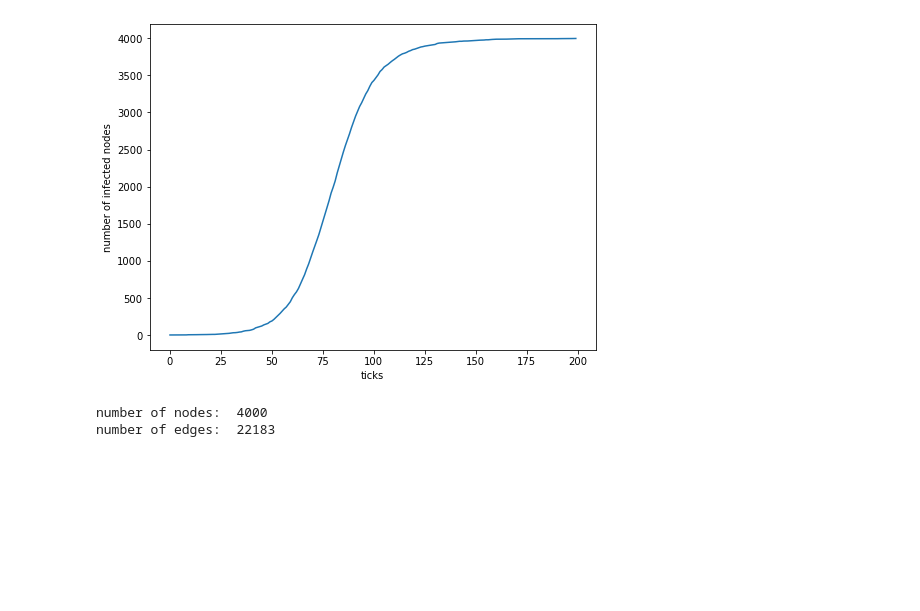
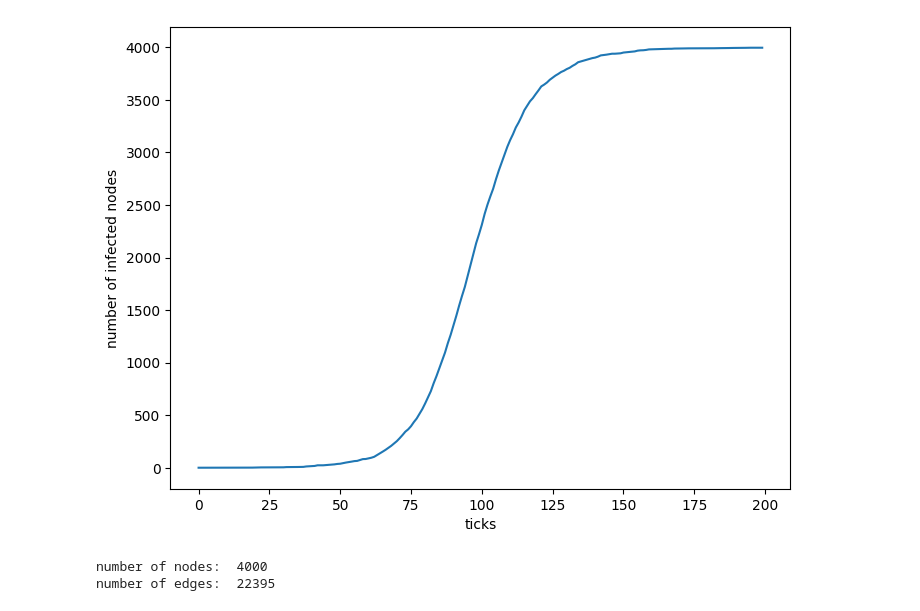
Before and after one commit to ficnawode/SI-model-sim, a Jupyter notebook: graph.ipynb, the cells around one changed output. Saved outputs shown, nothing was run; the diff lists cells and outputs as text; code cells hidden in the pictures; blank space fills up the shorter version.

Commit message:
added alternative way of generating correlation matrices

```diff
--- a/graph.ipynb
+++ b/graph.ipynb
@@ -144,34 +164,34 @@ plt.show()
 corr_mat = create_correlation_matrix(4000)
 
 #create a model from the matrix
-g = create_model_from_correlation_matrix(corr_mat, 0.01)
+g = SIModel.create_from_correlation_matrix(corr_mat, 0.01)
 
 #set first node to infected
 g.nodes[0].infected = True
 
 #gather data
 tick_numbers = []
 infected_at_tick = []
 
 #watch chaos unfold
 for i in range(200):
     g.tick()
     tick_numbers.append(i)
     infected_at_tick.append(g.amount_of_infected)
 
 #plot the sucker
 plt.figure(figsize = (8,6))
 plt.plot(tick_numbers, infected_at_tick)
 plt.xlabel('ticks')
 plt.ylabel('number of infected nodes')
 
 # plt.savefig('out/infected_per_tick_variable_correlation.jpg', dpi=300)
 
 plt.show()
 
 print("number of nodes: ", len(g.nodes))
 print("number of edges: ", g.number_of_edges)
 # %% [output]
-[figure, old version]
+[figure, new version]
 number of nodes:  4000
-number of edges:  22183
+number of edges:  22395
```
Also changed, not shown: parts of 4 cells of this notebook, 2 other files.
